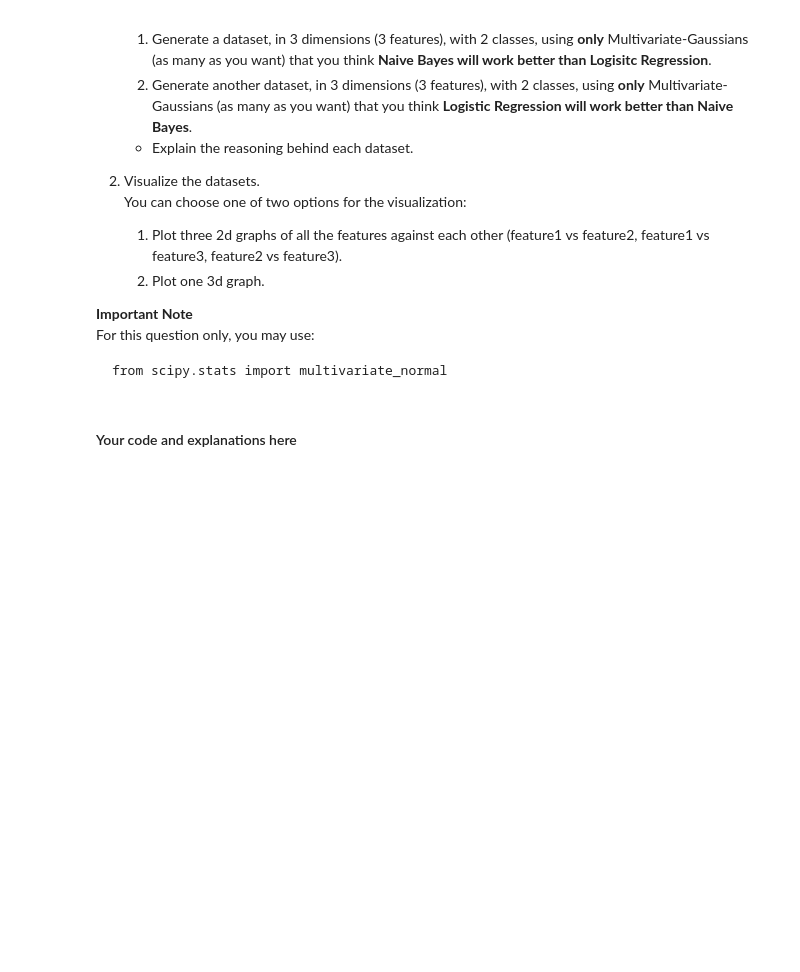
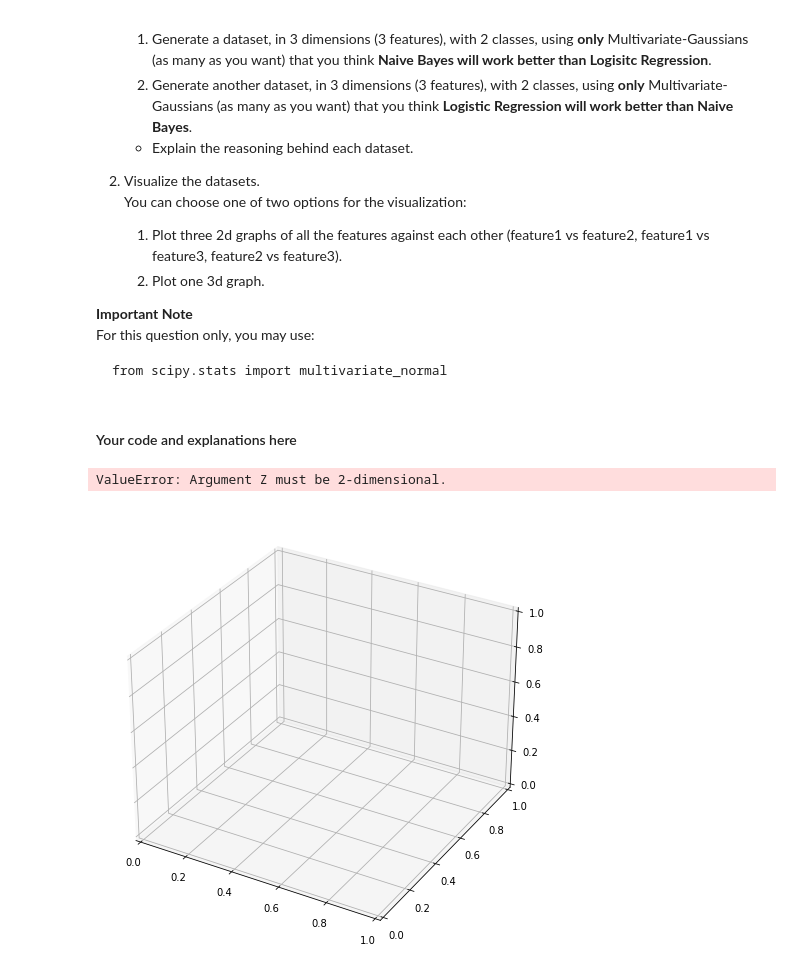
Before and after one commit to BDR2939/ML-from-Data, a Jupyter notebook: HW4/hw4_319238119_207576463.ipynb, the cells around one changed output. Drawn from its saved outputs; the diff is of its cells as text; code cells hidden in the pictures; blank space fills up the shorter version.

````diff
--- a/HW4/hw4_319238119_207576463.ipynb
+++ b/HW4/hw4_319238119_207576463.ipynb
@@ -704,3 +701,17 @@ from scipy.stats import multivariate_normal
 ```
 # %% [markdown]
 #### Your code and explanations here ####
+# %%
+from scipy.stats import multivariate_normal
+
+d = 3
+
+G1 = multivariate_normal.rvs(mean=np.full(d, 1), cov=np.identity(d), size=100)
+G2 = multivariate_normal.rvs(mean=np.full(d, 10), cov=np.identity(d), size=100)
+
+fig, ax = plt.subplots(subplot_kw={"projection": "3d"})
+surf = ax.plot_surface(G1[:,0], G1[:,1], G1[:,2])
+plt.show()
+# %% [output]
+ValueError: Argument Z must be 2-dimensional.
+[figure, added]
````
Also changed, not shown: parts of 1 cell of this notebook.
